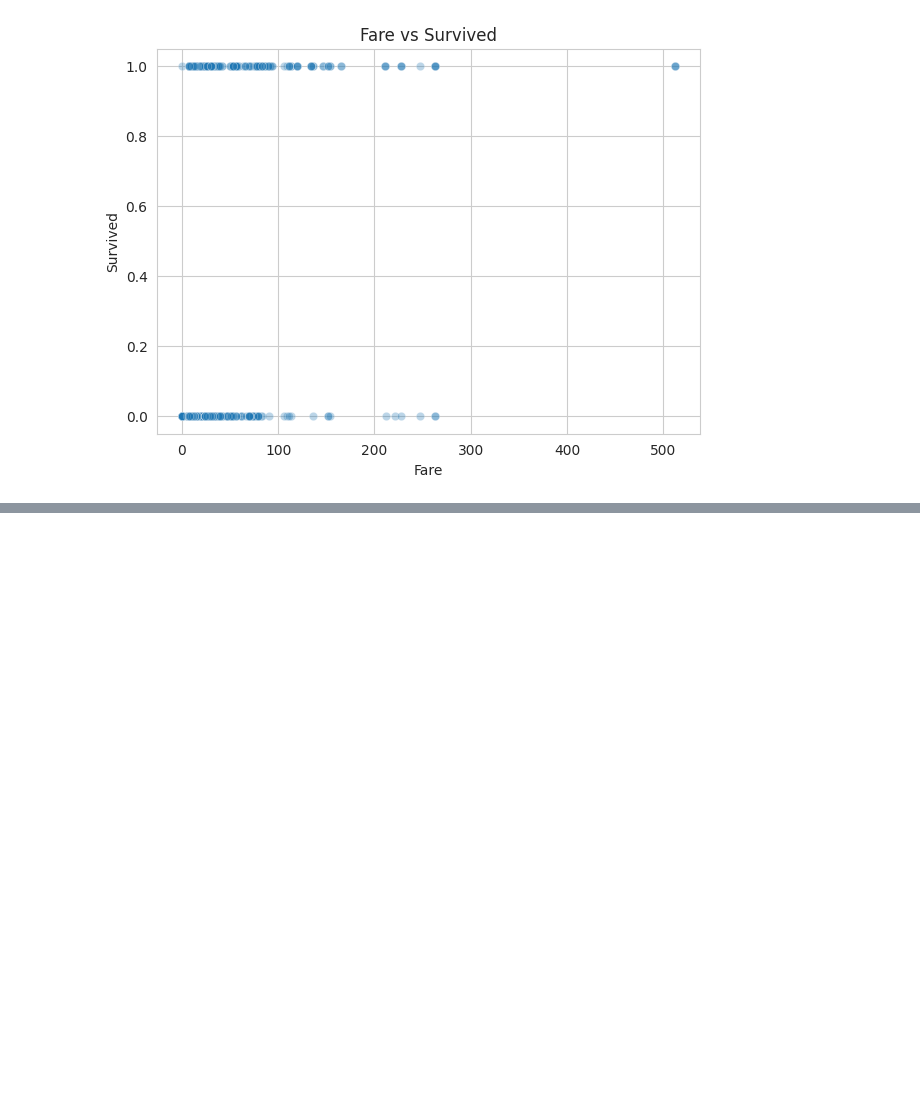
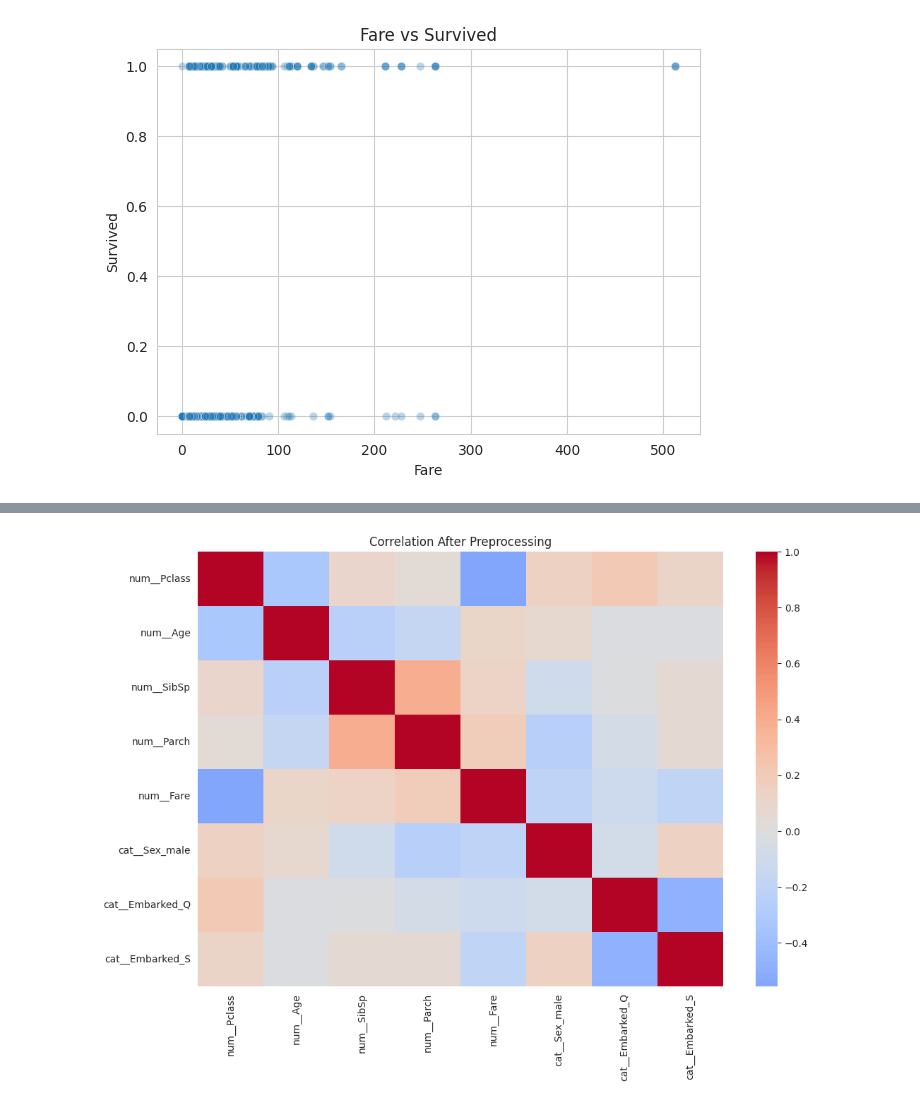
Before and after one commit to karinamomtaz-jpg/-Fractional_Knapsack, a Jupyter notebook: C231492_Titanic_Visualization.ipynb, the cells around one changed output, grey strips where cells are left out. Saved outputs shown, nothing was run; the diff lists cells and outputs as text; code cells hidden in the pictures; blank space fills up the shorter version.

```diff
--- a/C231492_Titanic_Visualization.ipynb
+++ b/C231492_Titanic_Visualization.ipynb
@@ -256,0 +277,7 @@ for feature in numeric_features:
+# %%
+X = X.drop(
+    ["PassengerId", "Name", "Ticket", "Cabin"],
+    axis=1
+)
+
+X.head()
@@ -256,0 +349,19 @@ for feature in numeric_features:
+# %%
+from sklearn.compose import ColumnTransformer
+
+preprocessor = ColumnTransformer(
+    transformers=[
+        (
+            "num",
+            numeric_transformer,
+            numeric_features
+        ),
+        (
+            "cat",
+            categorical_transformer,
+            categorical_features
+        )
+    ]
+)
+# %%
+X_train_processed = preprocessor.fit_transform(X_train)
@@ -256,0 +376,6 @@ for feature in numeric_features:
+# %%
+X_train_processed_df = pd.DataFrame(
+    X_train_processed,
+    columns=feature_names,
+    index=X_train.index
+)
@@ -256,0 +414,13 @@ for feature in numeric_features:
+# %%
+plt.figure(figsize=(12, 8))
+
+sns.heatmap(
+    X_train_processed_df.corr(),
+    cmap="coolwarm",
+    center=0
+)
+
+plt.title("Correlation After Preprocessing")
+plt.show()
+# %% [output]
+[figure, added]
```
Also changed, not shown: parts of 15 cells of this notebook.
